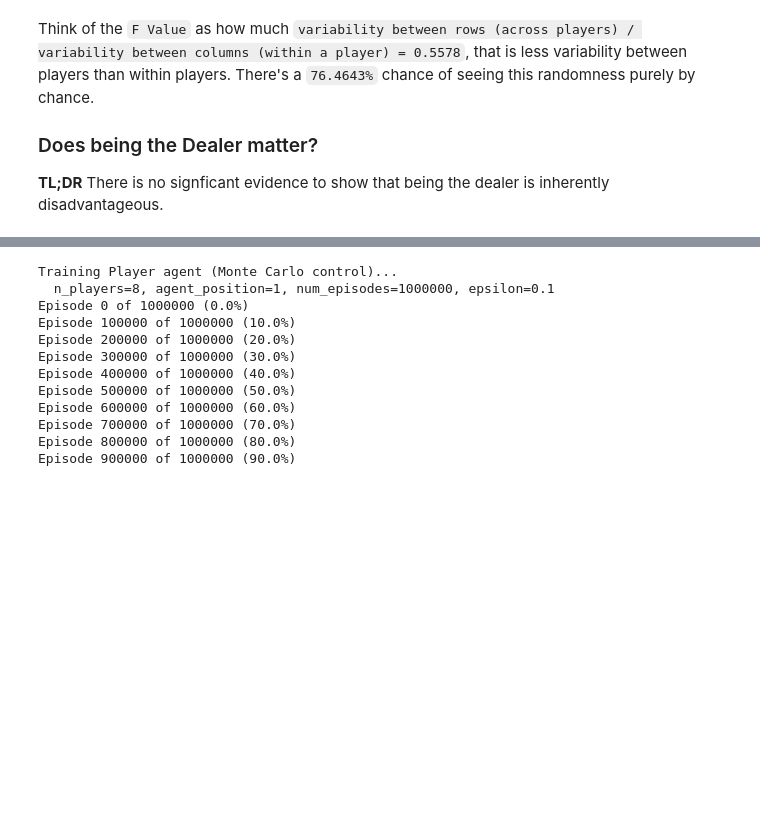
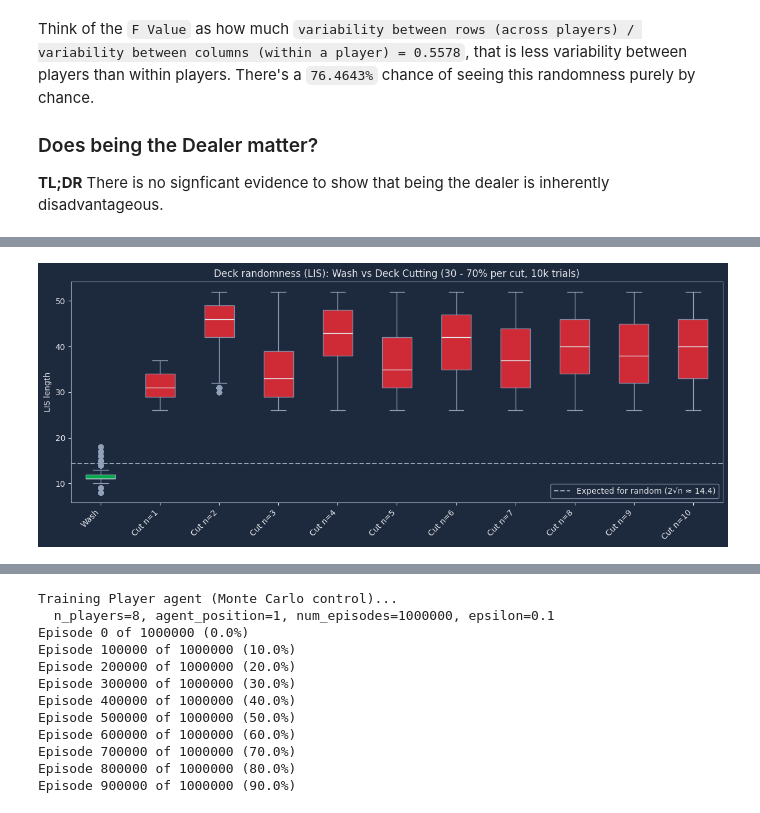
Before and after one commit to Acrylic125/ban-luck, a Jupyter notebook: ban-luck.ipynb, the cells around one changed output, grey strips where cells are left out. Saved outputs shown, nothing was run; the diff lists cells and outputs as text; code cells hidden in the pictures; blank space fills up the shorter version.

Commit message:
feat: deck cutting

```diff
--- a/ban-luck.ipynb
+++ b/ban-luck.ipynb
@@ -265,0 +229,42 @@ plt.show()
+# %%
+# Just plot the first 10
+N_TO_PLOT = 10
+labels = ["Wash"] + [f"Cut n={k}" for k in range(1, N_TO_PLOT + 1)]
+data_by_strategy = [results[label] for label in labels]
+medians = [np.median(results[label]) for label in labels]
+# Green = more random (LIS closer to 2√n ≈ 14.4), red = more ordered
+expected_random_lis = 2 * (52 ** 0.5)
+# Green if LIS is close to 2√n ≈ 14.4, red if LIS is close to 1
+box_colors = [COLOR_POSITIVE if m <= expected_random_lis else COLOR_NEGATIVE for m in medians]
+
+fig, ax = plt.subplots(figsize=(12, 5))
+ax.set_facecolor(BG)
+fig.patch.set_facecolor(BG)
+
+bp = ax.boxplot(data_by_strategy, positions=np.arange(len(labels)), patch_artist=True)
+for patch, color in zip(bp["boxes"], box_colors):
+    patch.set_facecolor(color)
+    patch.set_edgecolor(BORDER)
+    patch.set_alpha(0.8)
+for item in bp["fliers"]:
+    item.set_color(BORDER)
+    item.set_markerfacecolor(BORDER)
+    item.set_markeredgecolor(BORDER)
+for el in ["whiskers", "caps"]:
+    for item in bp[el]:
+        item.set_color(BORDER)
+for item in bp["medians"]:
+    item.set_color(LABELS)
+
+ax.set_xticks(np.arange(len(labels)))
+ax.set_xticklabels(labels, rotation=45, ha="right", color=LABELS)
+ax.axhline(y=expected_random_lis, color=BORDER, linestyle="--", label=f"Expected for random (2√n ≈ {expected_random_lis:.1f})")
+ax.set_ylabel("LIS length", color=LABELS)
+ax.set_title("Deck randomness (LIS): Wash vs Deck Cutting (30 - 70% per cut, 10k trials)", color=LABELS)
+ax.legend(facecolor=BG, edgecolor=BORDER, labelcolor=LABELS)
+ax.tick_params(colors=LABELS)
+ax.spines[:].set_color(BORDER)
+plt.tight_layout()
+plt.show()
+# %% [output]
+[figure, added]
```
Also changed, not shown: parts of 13 cells of this notebook, 1 other file.
